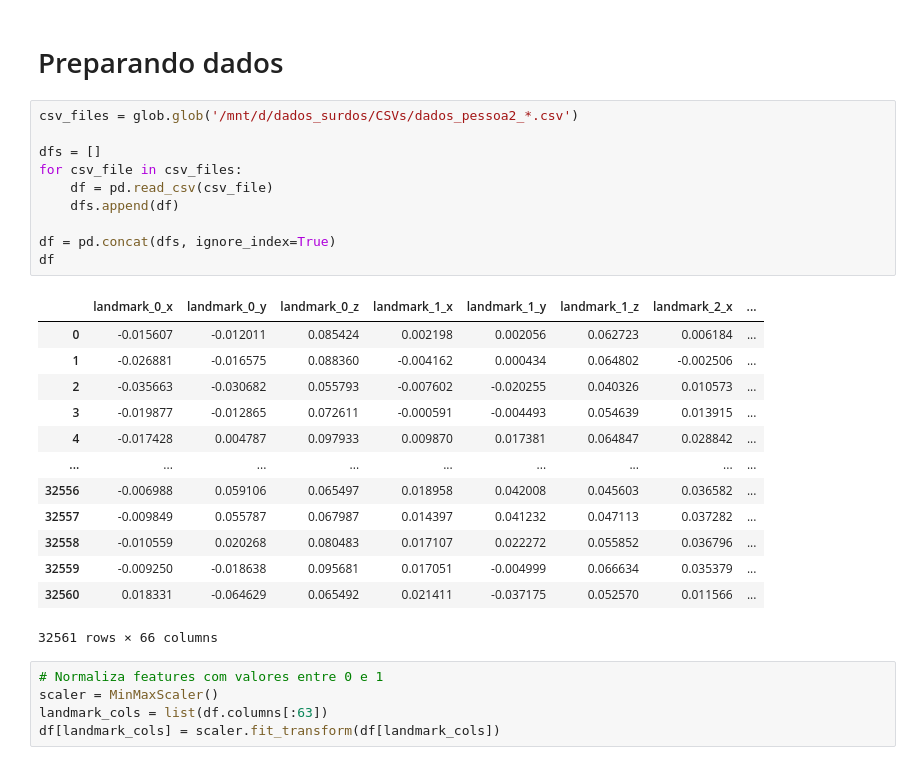
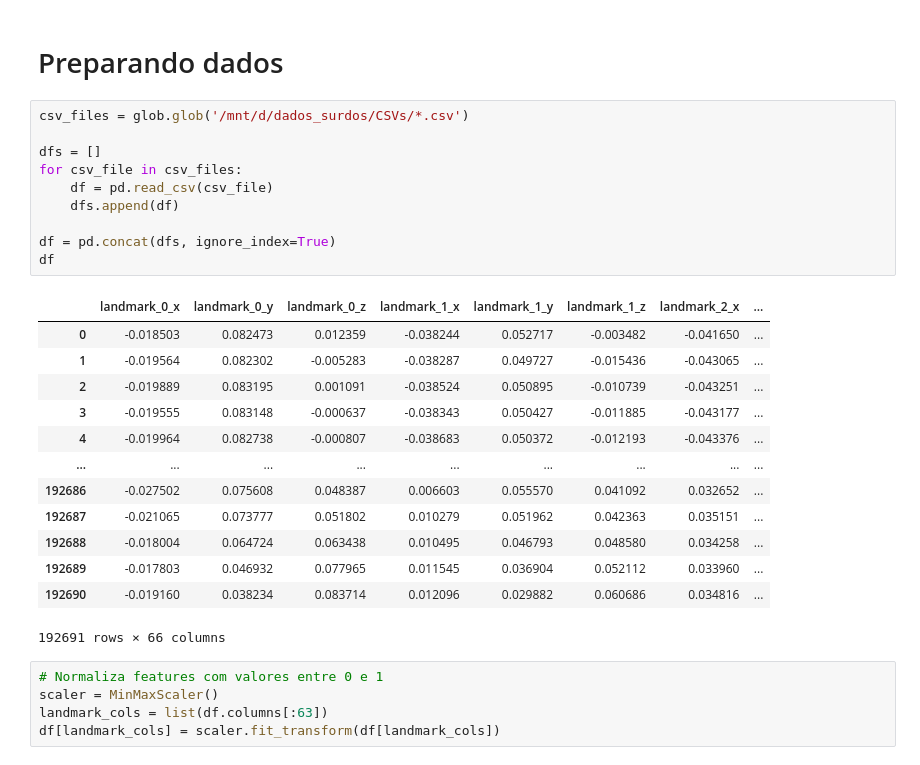
Before and after one commit to victorlisboa/TCC, a Jupyter notebook: lstm_kfold.ipynb, the cells around one changed output. Cells and saved outputs as stored; diff of their text form.

```diff
--- a/lstm_kfold.ipynb
+++ b/lstm_kfold.ipynb
@@ -47,29 +47,29 @@ def save_history(history, timestamp):
 # %% [markdown]
  # Preparando dados
 # %%
-csv_files = glob.glob('/mnt/d/dados_surdos/CSVs/dados_pessoa2_*.csv')
+csv_files = glob.glob('/mnt/d/dados_surdos/CSVs/*.csv')
 
 dfs = []
 for csv_file in csv_files:
     df = pd.read_csv(csv_file)
     dfs.append(df)
 
 df = pd.concat(dfs, ignore_index=True)
 df
 # %% [output]
 |  | landmark_0_x | landmark_0_y | landmark_0_z | landmark_1_x | landmark_1_y | landmark_1_z | landmark_2_x | ... |
-| 0 | -0.015607 | -0.012011 | 0.085424 | 0.002198 | 0.002056 | 0.062723 | 0.006184 | ... |
-| 1 | -0.026881 | -0.016575 | 0.088360 | -0.004162 | 0.000434 | 0.064802 | -0.002506 | ... |
-| 2 | -0.035663 | -0.030682 | 0.055793 | -0.007602 | -0.020255 | 0.040326 | 0.010573 | ... |
-| 3 | -0.019877 | -0.012865 | 0.072611 | -0.000591 | -0.004493 | 0.054639 | 0.013915 | ... |
-| 4 | -0.017428 | 0.004787 | 0.097933 | 0.009870 | 0.017381 | 0.064847 | 0.028842 | ... |
+| 0 | -0.018503 | 0.082473 | 0.012359 | -0.038244 | 0.052717 | -0.003482 | -0.041650 | ... |
+| 1 | -0.019564 | 0.082302 | -0.005283 | -0.038287 | 0.049727 | -0.015436 | -0.043065 | ... |
+| 2 | -0.019889 | 0.083195 | 0.001091 | -0.038524 | 0.050895 | -0.010739 | -0.043251 | ... |
+| 3 | -0.019555 | 0.083148 | -0.000637 | -0.038343 | 0.050427 | -0.011885 | -0.043177 | ... |
+| 4 | -0.019964 | 0.082738 | -0.000807 | -0.038683 | 0.050372 | -0.012193 | -0.043376 | ... |
 | ... | ... | ... | ... | ... | ... | ... | ... | ... |
-| 32556 | -0.006988 | 0.059106 | 0.065497 | 0.018958 | 0.042008 | 0.045603 | 0.036582 | ... |
-| 32557 | -0.009849 | 0.055787 | 0.067987 | 0.014397 | 0.041232 | 0.047113 | 0.037282 | ... |
-| 32558 | -0.010559 | 0.020268 | 0.080483 | 0.017107 | 0.022272 | 0.055852 | 0.036796 | ... |
-| 32559 | -0.009250 | -0.018638 | 0.095681 | 0.017051 | -0.004999 | 0.066634 | 0.035379 | ... |
-| 32560 | 0.018331 | -0.064629 | 0.065492 | 0.021411 | -0.037175 | 0.052570 | 0.011566 | ... |
+| 192686 | -0.027502 | 0.075608 | 0.048387 | 0.006603 | 0.055570 | 0.041092 | 0.032652 | ... |
+| 192687 | -0.021065 | 0.073777 | 0.051802 | 0.010279 | 0.051962 | 0.042363 | 0.035151 | ... |
+| 192688 | -0.018004 | 0.064724 | 0.063438 | 0.010495 | 0.046793 | 0.048580 | 0.034258 | ... |
+| 192689 | -0.017803 | 0.046932 | 0.077965 | 0.011545 | 0.036904 | 0.052112 | 0.033960 | ... |
+| 192690 | -0.019160 | 0.038234 | 0.083714 | 0.012096 | 0.029882 | 0.060686 | 0.034816 | ... |
-32561 rows × 66 columns
+192691 rows × 66 columns
 # %%
 # Normaliza features com valores entre 0 e 1
 scaler = MinMaxScaler()
```
Also changed, not shown: parts of 4 cells of this notebook, 2 other files.
